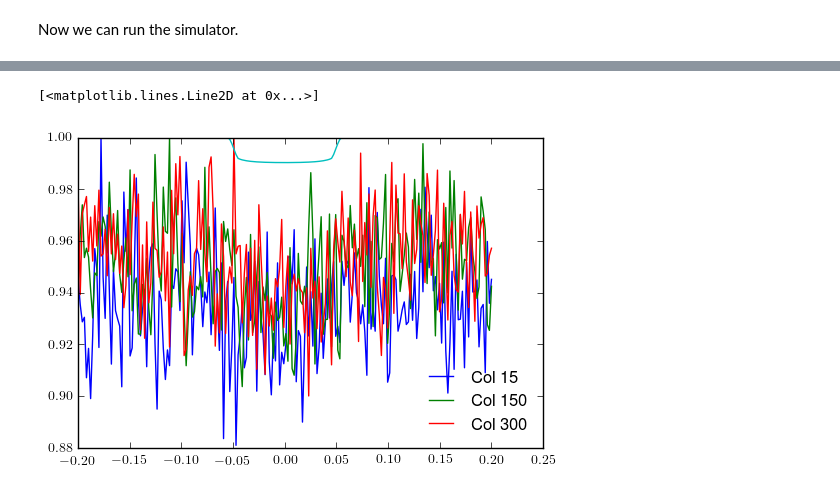
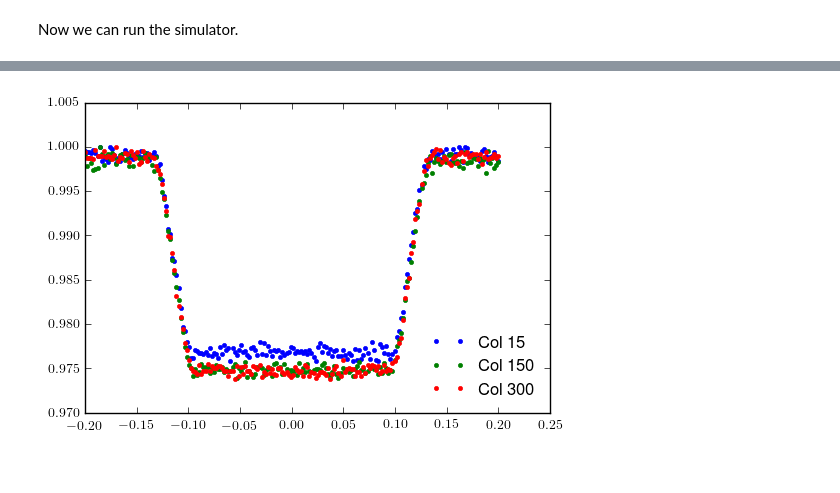
Before and after one commit to spacetelescope/awesimsoss, a Jupyter notebook: AWESim_SOSS.ipynb, the cells around one changed output, grey strips where cells are left out. Drawn from its saved outputs; the diff is of its cells as text; code cells hidden in the pictures.

```diff
--- a/AWESim_SOSS.ipynb
+++ b/AWESim_SOSS.ipynb
@@ -168,7 +167,7 @@ We need five components to generate a transiting exoplanet:
 We have the stellar spectrum from above so let's get the planetary transmission spectrum (generated with Exotransmit).
 # %%
 # Get the forward model planet spectrum generated by Matt...
-WASP107b = np.genfromtxt('WASP107/WASP107b_pandexo_input_spectrum.dat', unpack=True)
+WASP107b = np.genfromtxt('data/WASP107b_pandexo_input_spectrum.dat', unpack=True)
 
 # Plot it
 plt.plot(*WASP107b)
@@ -222,7 +221,7 @@ Now let's use Batman to set the orbital paramaters.
 params = batman.TransitParams()
 params.t0 = 0.                                # time of inferior conjunction
 params.per = 5.7214742                        # orbital period
-params.a = 0.0558*q.AU.to(ac.R_sun)/0.66      # semi-major axis (in units of stellar radii)
+params.a = 0.0558*q.AU.to(ac.R_sun)*0.66      # semi-major axis (in units of stellar radii)
 params.inc = 89.8                             # orbital inclination (in degrees)
 params.ecc = 0.                               # eccentricity
 params.w = 90.                                # longitude of periastron (in degrees)
@@ -230,12 +229,12 @@ params.w = 90.                                # longitude of periastron (in degr
 # Test it
 params.limb_dark = 'quadratic'
 params.u = ld_coeffs[5]
-params.rp = 0.094
+params.rp = (0.94*ac.R_jup.to(ac.R_sun)*0.66).value
 
 # Generate the light curve for this pixel
 m = batman.TransitModel(params, bjd)
 lc = m.light_curve(params)
 
 plt.plot(bjd, lc)
-plt.ylim(0.99,1.0005)
+plt.ylim(0.995,1.0005)
 # %% [output]
@@ -245,7 +244,7 @@ plt.ylim(0.99,1.0005)
 Now we can run the simulator.
 # %%
 # Create TSO object
-TSO4 = spec2D.TSO(bjd, WASP107, WASP107b, params, ld_coeffs)
+TSO4 = awesim.TSO(bjd, WASP107, WASP107b, params, ld_coeffs)
 TSO4.plot_frame()
 # %% [output]
 Calculating order 1 light curves...
@@ -262,6 +255,4 @@ TSO4.plot_slice(600)
 # %%
-TSO3.plot_lightcurve([15,150,300])
-plt.plot(bjd, lc)
+TSO4.plot_lightcurve([15,150,300])
 # %% [output]
-[<matplotlib.lines.Line2D at 0x...>]
-[figure, old version]
+[figure, new version]
```
Also changed, not shown: parts of 12 cells of this notebook, 4 other files.
